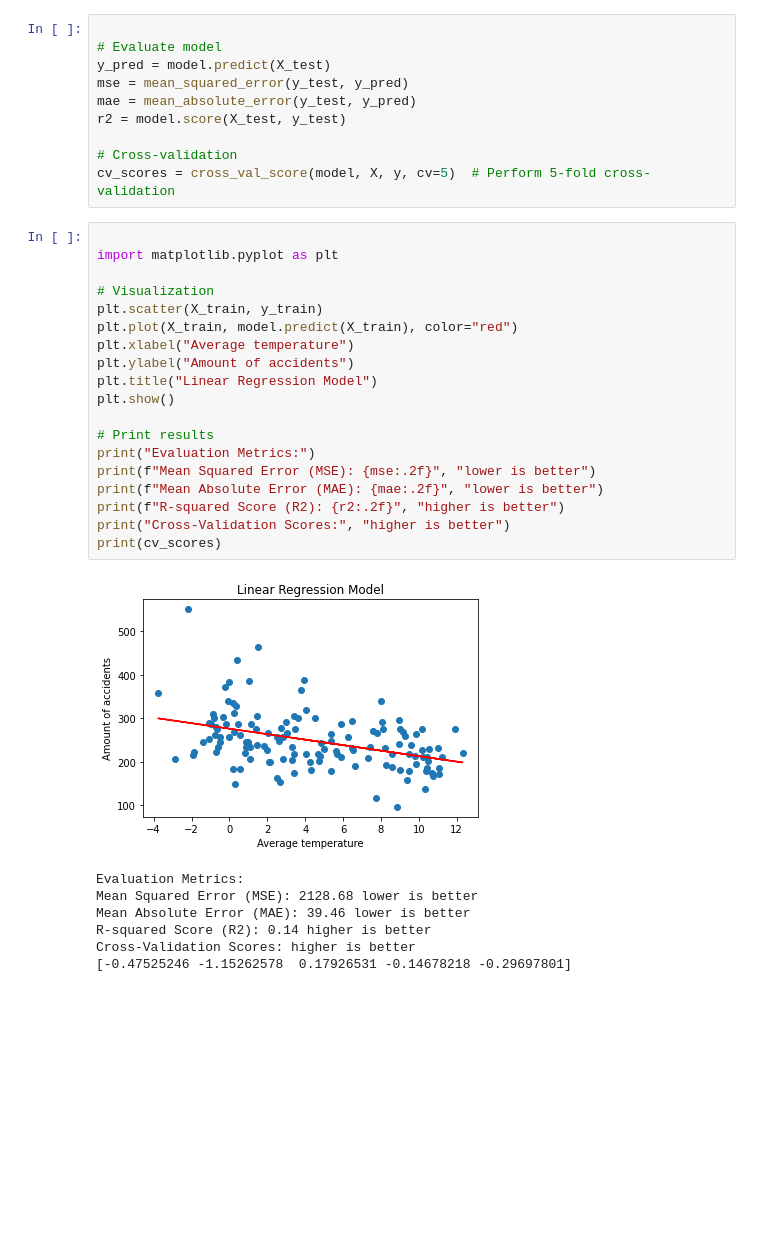
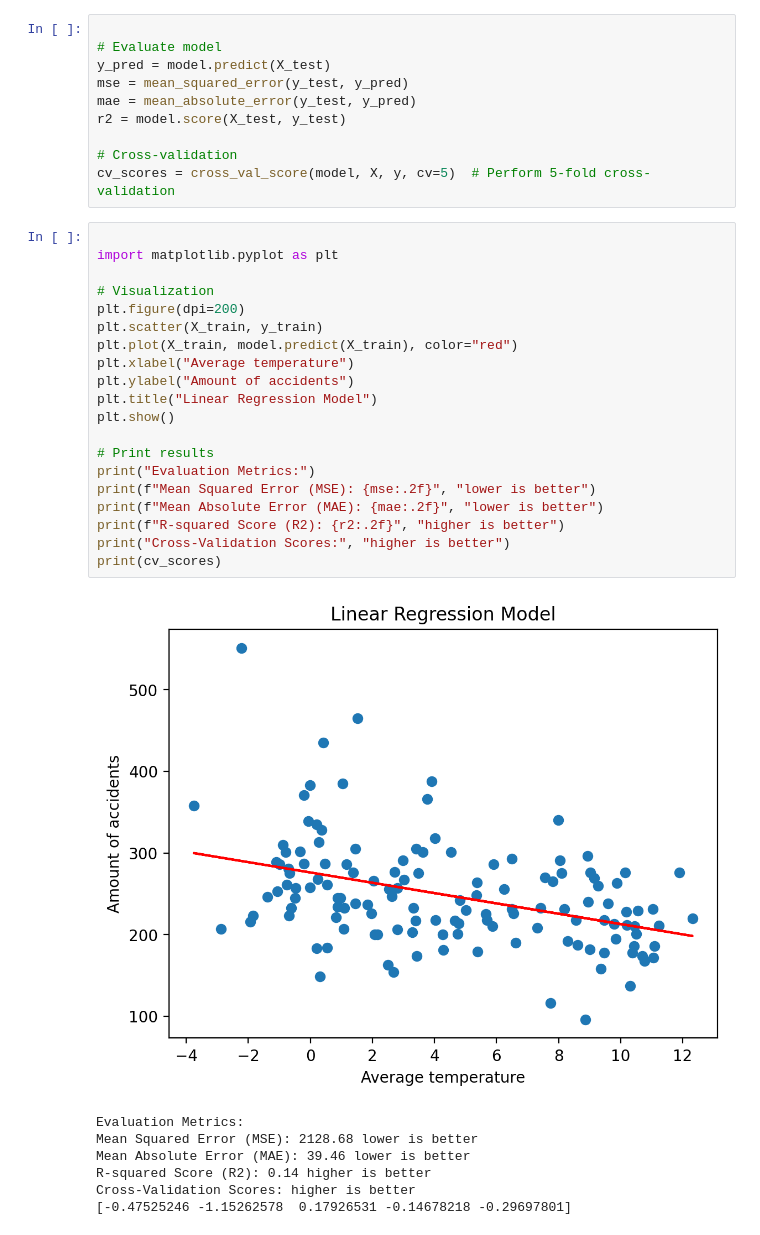
Before and after one commit to sigurdurhaukur/slysprediction, a Jupyter notebook: model/isl-model.ipynb, the cells around one changed output. Drawn from its saved outputs; the diff is of its cells as text; blank space fills up the shorter version.

```diff
--- a/model/isl-model.ipynb
+++ b/model/isl-model.ipynb
@@ -47,24 +52,25 @@ cv_scores = cross_val_score(model, X, y, cv=5)  # Perform 5-fold cross-validatio
 # %%
 
 import matplotlib.pyplot as plt
 
 # Visualization
+plt.figure(dpi=200)
 plt.scatter(X_train, y_train)
 plt.plot(X_train, model.predict(X_train), color="red")
 plt.xlabel("Average temperature")
 plt.ylabel("Amount of accidents")
 plt.title("Linear Regression Model")
 plt.show()
 
 # Print results
 print("Evaluation Metrics:")
 print(f"Mean Squared Error (MSE): {mse:.2f}", "lower is better")
 print(f"Mean Absolute Error (MAE): {mae:.2f}", "lower is better")
 print(f"R-squared Score (R2): {r2:.2f}", "higher is better")
 print("Cross-Validation Scores:", "higher is better")
 print(cv_scores)
 # %% [output]
-[figure, old version]
+[figure, new version]
 Evaluation Metrics:
 Mean Squared Error (MSE): 2128.68 lower is better
 Mean Absolute Error (MAE): 39.46 lower is better
```
Also changed, not shown: parts of 2 cells of this notebook, 11 other files.
